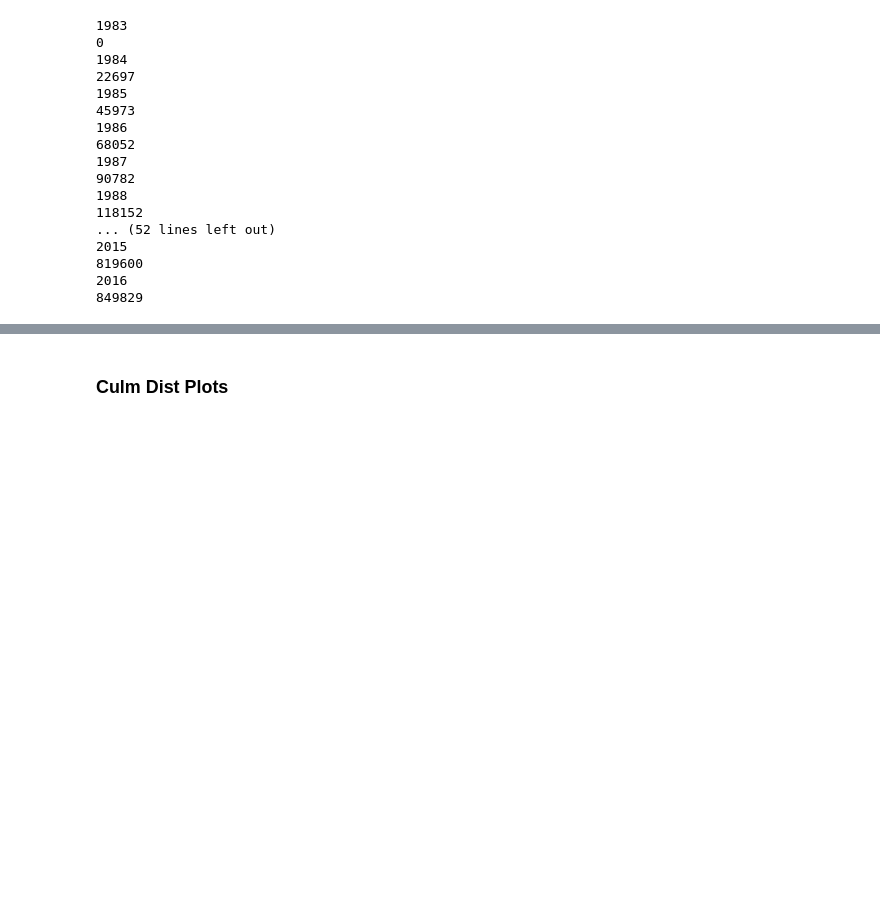
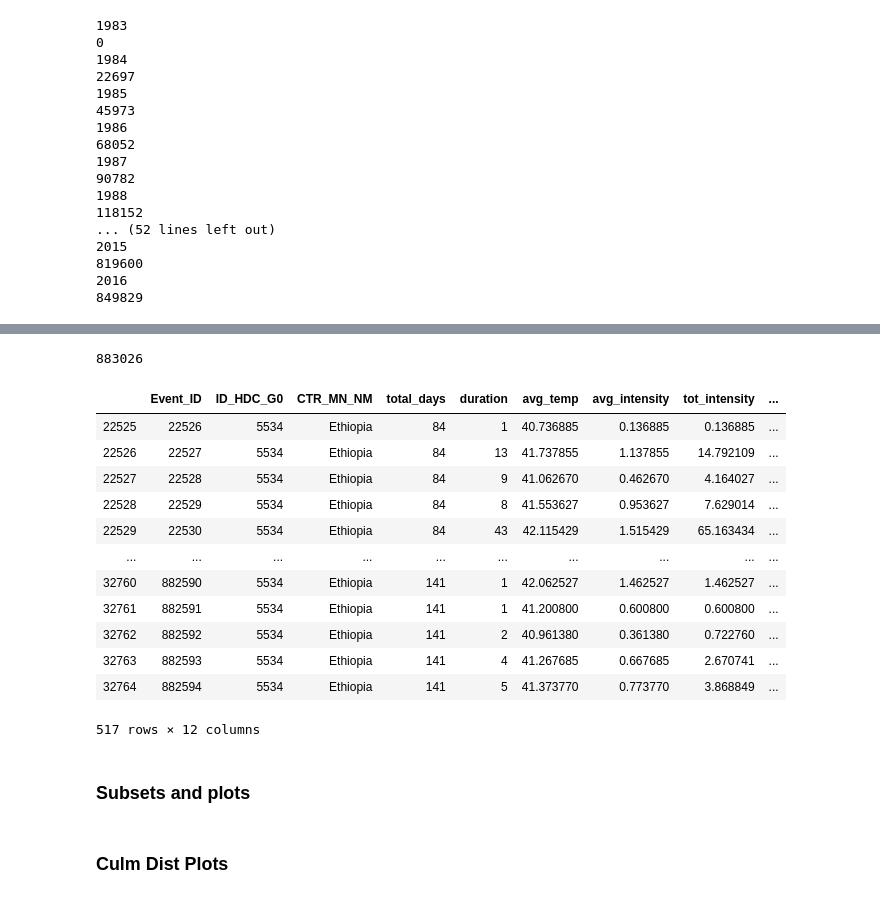
Before and after one commit to ecohydro/GlobalUrbanHeat, a Jupyter notebook: Notebooks/cpt_density_plots.ipynb, the cells around one changed output, grey strips where cells are left out. Saved outputs shown, nothing was run; the diff lists cells and outputs as text; code cells hidden in the pictures; blank space fills up the shorter version.

```diff
--- a/Notebooks/cpt_density_plots.ipynb
+++ b/Notebooks/cpt_density_plots.ipynb
@@ -79,0 +89,12 @@ event_stack.to_csv('All_data.csv')
+# %%
+len(event_stack)
+# %% [output]
+883026
+# %%
+# Add 'Event_ID'
+event_stack = event_stack.rename(columns = {'Unnamed: 0' : 'Event_ID'})
+
+event_ids = range(1, len(event_stack)+1)
+len(event_ids)
+
+event_stack['Event_ID'] = event_ids
@@ -80,3 +103,23 @@ event_stack.to_csv('All_data.csv')
+# %%
+event_stack = event_stack[event_stack['ID_HDC_G0'] == 5534]
+# %%
+event_stack
+# %% [output]
+|  | Event_ID | ID_HDC_G0 | CTR_MN_NM | total_days | duration | avg_temp | avg_intensity | tot_intensity | ... |
+| 22525 | 22526 | 5534 | Ethiopia | 84 | 1 | 40.736885 | 0.136885 | 0.136885 | ... |
+| 22526 | 22527 | 5534 | Ethiopia | 84 | 13 | 41.737855 | 1.137855 | 14.792109 | ... |
+| 22527 | 22528 | 5534 | Ethiopia | 84 | 9 | 41.062670 | 0.462670 | 4.164027 | ... |
+| 22528 | 22529 | 5534 | Ethiopia | 84 | 8 | 41.553627 | 0.953627 | 7.629014 | ... |
+| 22529 | 22530 | 5534 | Ethiopia | 84 | 43 | 42.115429 | 1.515429 | 65.163434 | ... |
+| ... | ... | ... | ... | ... | ... | ... | ... | ... | ... |
+| 32760 | 882590 | 5534 | Ethiopia | 141 | 1 | 42.062527 | 1.462527 | 1.462527 | ... |
+| 32761 | 882591 | 5534 | Ethiopia | 141 | 1 | 41.200800 | 0.600800 | 0.600800 | ... |
+| 32762 | 882592 | 5534 | Ethiopia | 141 | 2 | 40.961380 | 0.361380 | 0.722760 | ... |
+| 32763 | 882593 | 5534 | Ethiopia | 141 | 4 | 41.267685 | 0.667685 | 2.670741 | ... |
+| 32764 | 882594 | 5534 | Ethiopia | 141 | 5 | 41.373770 | 0.773770 | 3.868849 | ... |
+517 rows × 12 columns
+# %% [markdown]
+### Subsets and plots
 # %%
 # Change data type
 
```
Also changed, not shown: parts of 9 cells of this notebook, 1 other file.
